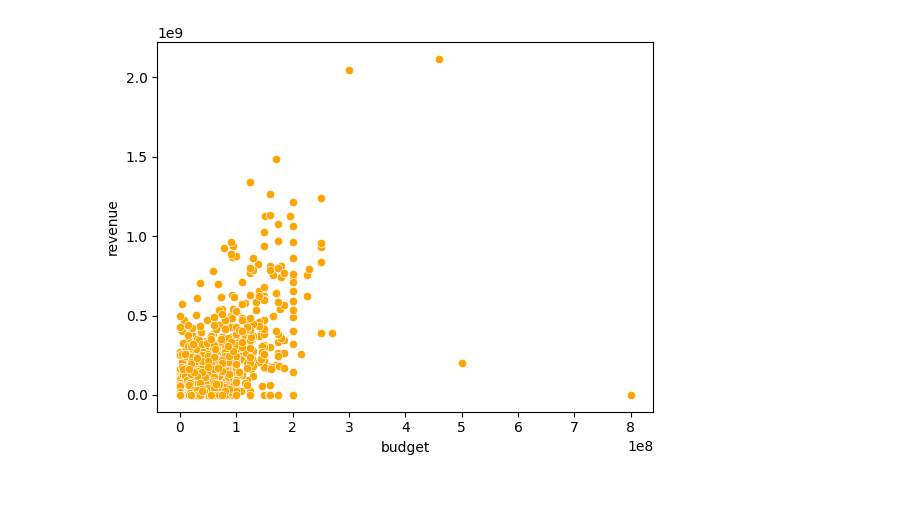
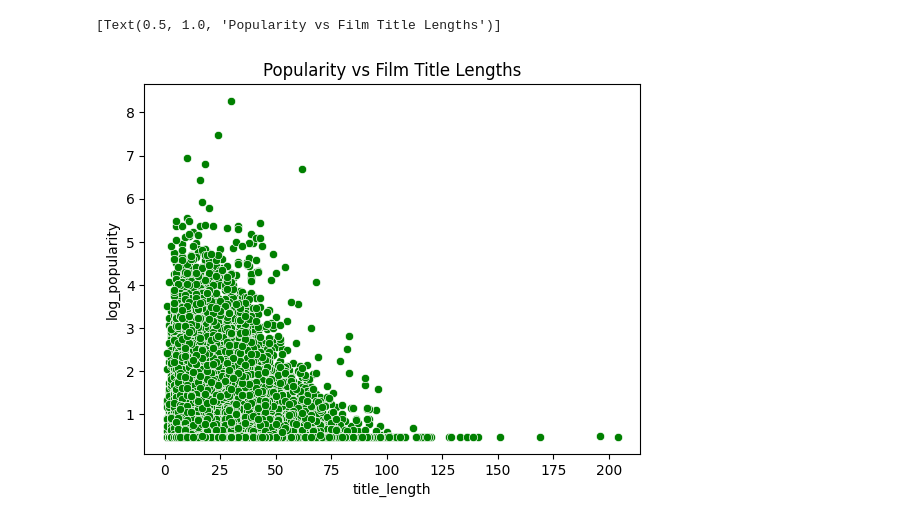
Before and after one commit to peterlecavalier/csci5622_film_project, a Jupyter notebook: visualizations.ipynb, the cells around one changed output. Saved outputs shown, nothing was run; the diff lists cells and outputs as text; code cells hidden in the pictures; blank space fills up the shorter version.

```diff
--- a/visualizations.ipynb
+++ b/visualizations.ipynb
@@ -36,0 +25,4 @@ sns.scatterplot(data=df, x='release_date', y='log_popularity', color='green')
+# %%
+# We have an obvious incorrect value in our dataset. Let's replace it with the mean of the rest of the values
+df.loc[df["budget"] > 7e8, "budget"] = np.mean(df.loc[df["budget"] < 7e8, "budget"])
+sns.regplot(x="budget", y="revenue", data=df, color="orange").set(title='Revenue vs. Budget of Films')
@@ -37,3 +77,3 @@ sns.scatterplot(data=df, x='release_date', y='log_popularity', color='green')
 # %%
-sns.scatterplot(data=df, x='budget', y='revenue', color='orange')
+sns.scatterplot(data=df, x="title_length", y='log_popularity', color='green').set(title='Popularity vs Film Title Lengths')
 # %% [output]
@@ -45 +80,2 @@ sns.scatterplot(data=df, x='budget', y='revenue', color='orange')
+[Text(0.5, 1.0, 'Popularity vs Film Title Lengths')]
-[figure, old version]
+[figure, new version]
```
Also changed, not shown: parts of 22 cells of this notebook, 20 other files.
